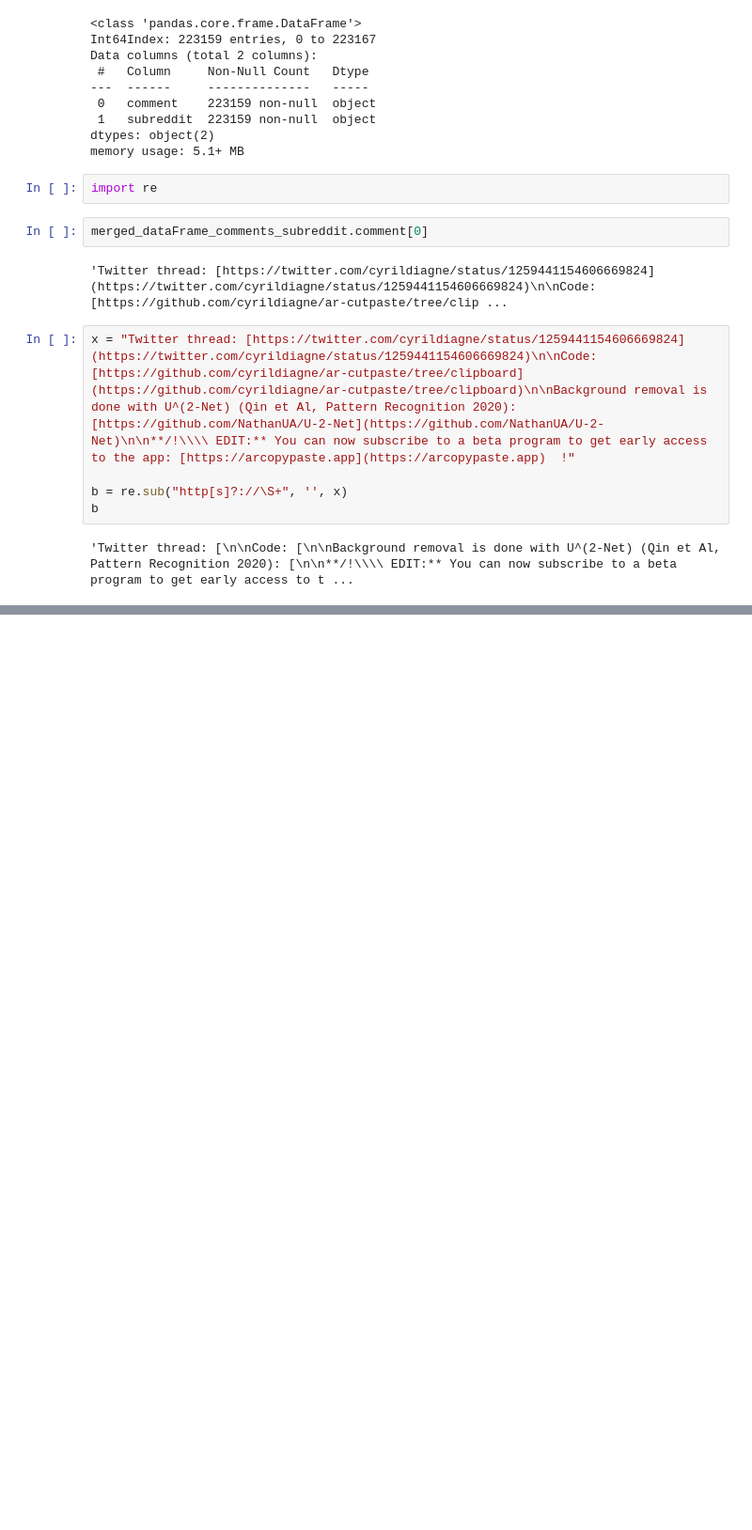
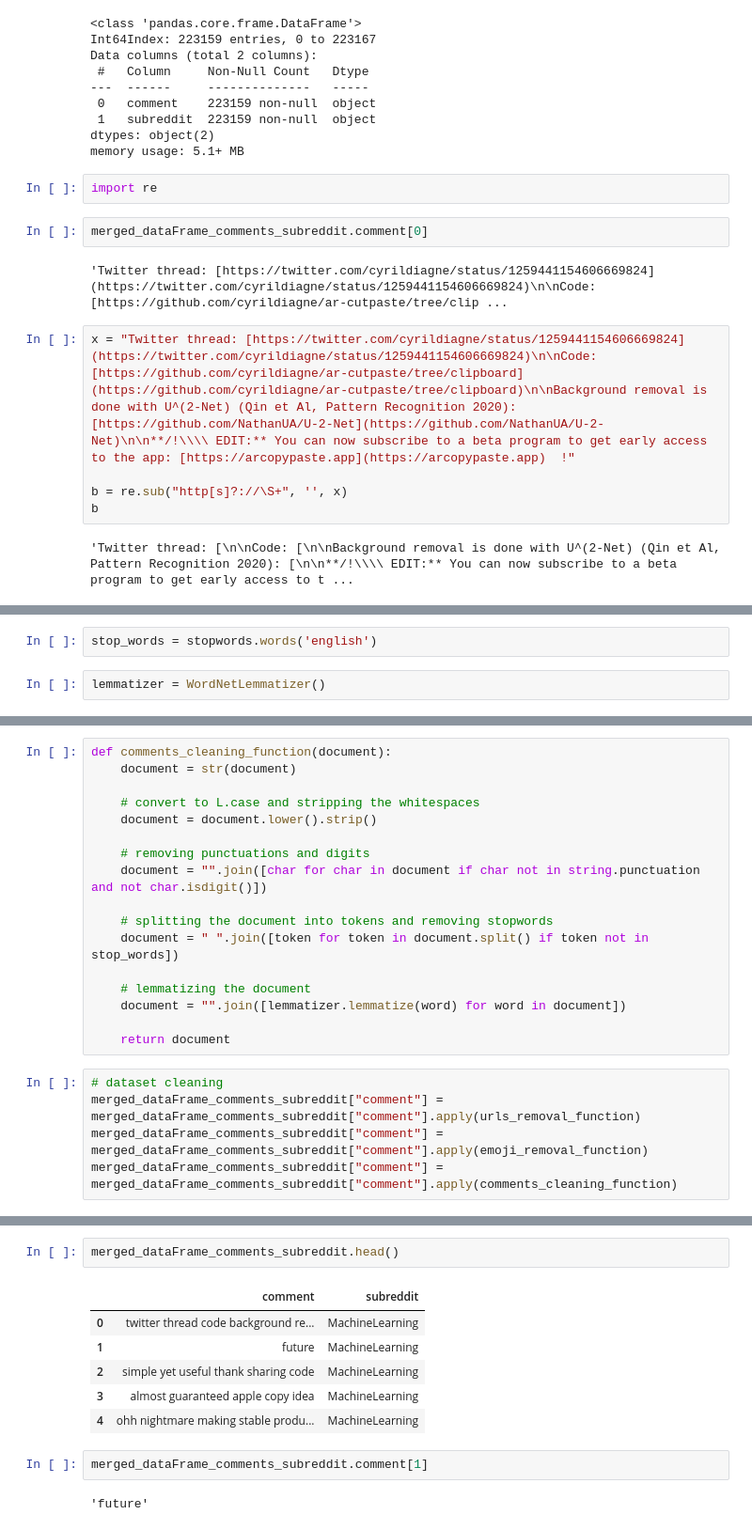
Before and after one commit to RAJ-DSML/reddit-comments-analysis, a Jupyter notebook: reddit_comments_analysis.ipynb, the cells around one changed output, grey strips where cells are left out. Shown: that part at 94% size. Saved outputs shown, nothing was run; the diff lists cells and outputs as text; blank space fills up the shorter version.

Commit message:
data cleaning done

```diff
--- a/reddit_comments_analysis.ipynb
+++ b/reddit_comments_analysis.ipynb
@@ -225,0 +263,4 @@ b
+# %%
+stop_words = stopwords.words('english')
+# %%
+lemmatizer = WordNetLemmatizer()
@@ -225,0 +269,22 @@ b
+# %%
+def comments_cleaning_function(document):
+    document = str(document)
+
+    # convert to L.case and stripping the whitespaces
+    document = document.lower().strip()
+
+    # removing punctuations and digits
+    document = "".join([char for char in document if char not in string.punctuation and not char.isdigit()])
+
+    # splitting the document into tokens and removing stopwords
+    document = " ".join([token for token in document.split() if token not in stop_words])
+
+    # lemmatizing the document
+    document = "".join([lemmatizer.lemmatize(word) for word in document])
+
+    return document
+# %%
+# dataset cleaning
+merged_dataFrame_comments_subreddit["comment"] = merged_dataFrame_comments_subreddit["comment"].apply(urls_removal_function)
+merged_dataFrame_comments_subreddit["comment"] = merged_dataFrame_comments_subreddit["comment"].apply(emoji_removal_function)
+merged_dataFrame_comments_subreddit["comment"] = merged_dataFrame_comments_subreddit["comment"].apply(comments_cleaning_function)
@@ -225,0 +307,13 @@ b
+# %%
+merged_dataFrame_comments_subreddit.head()
+# %% [output]
+|  | comment | subreddit |
+| 0 | twitter thread code background re... | MachineLearning |
+| 1 | future | MachineLearning |
+| 2 | simple yet useful thank sharing code | MachineLearning |
+| 3 | almost guaranteed apple copy idea | MachineLearning |
+| 4 | ohh nightmare making stable produ... | MachineLearning |
+# %%
+merged_dataFrame_comments_subreddit.comment[1]
+# %% [output]
+'future'
```
Also changed, not shown: parts of 5 cells of this notebook.
